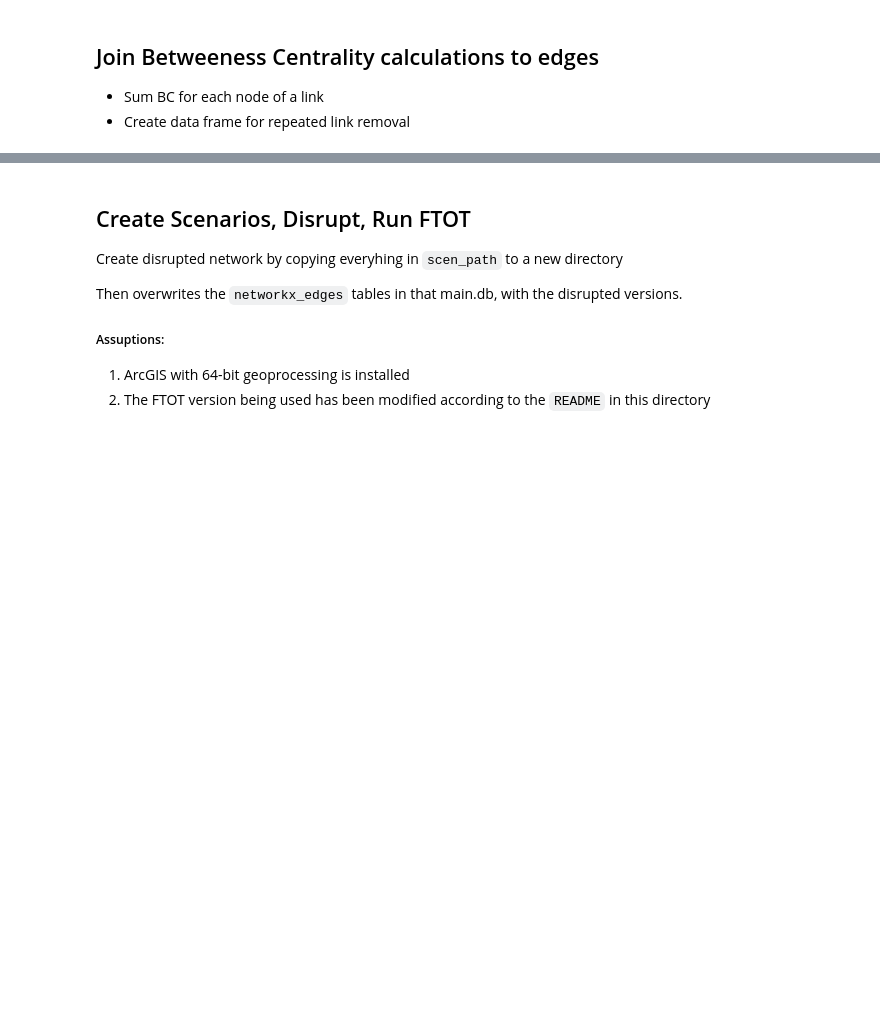
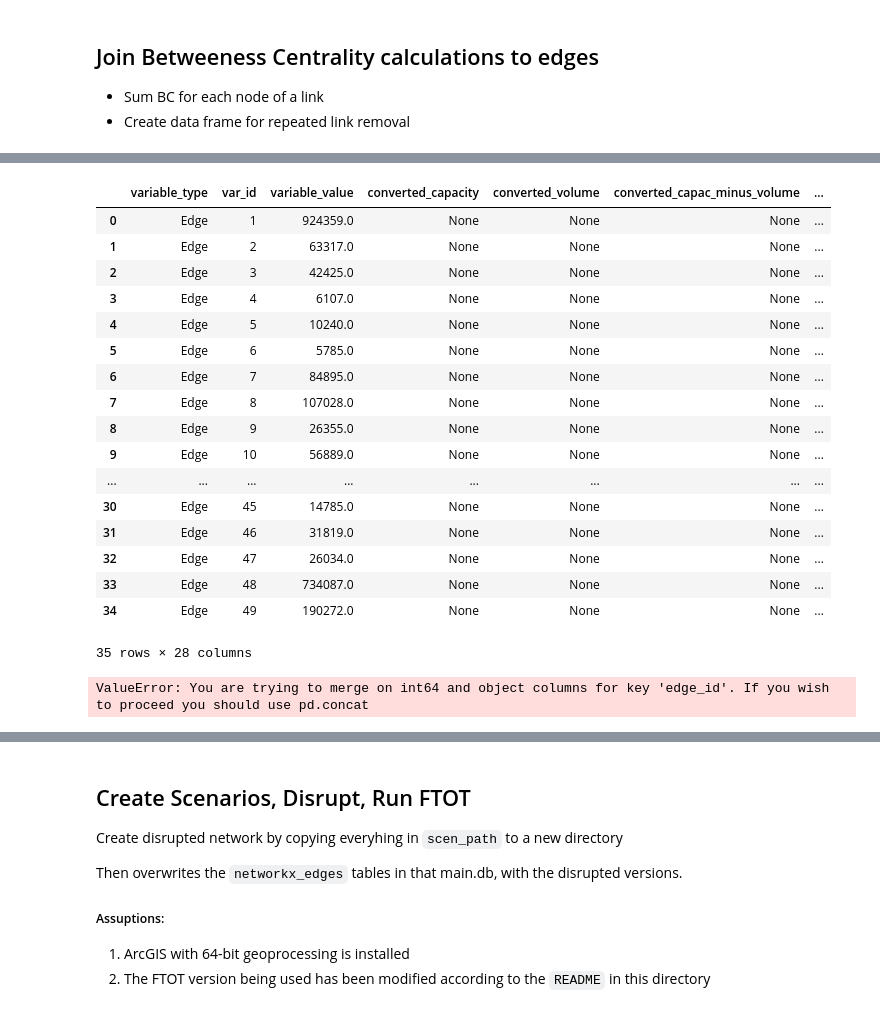
Before and after one commit to VolpeUSDOT/FTOT-Resilience-Link_Removal, a Jupyter notebook: link_removal/Conduct_Link_Removal.ipynb, the cells around one changed output, grey strips where cells are left out. Drawn from its saved outputs; the diff is of its cells as text; code cells hidden in the pictures; blank space fills up the shorter version.

```diff
--- a/link_removal/Conduct_Link_Removal.ipynb
+++ b/link_removal/Conduct_Link_Removal.ipynb
@@ -98,3 +98,24 @@ C:\FTOT\scenarios\reference_scenarios\rs1_multi_commodity_supply_chain
+# %%
+optimal_vars
+# %% [output]
+|  | variable_type | var_id | variable_value | converted_capacity | converted_volume | converted_capac_minus_volume | ... |
+| 0 | Edge | 1 | 924359.0 | None | None | None | ... |
+| 1 | Edge | 2 | 63317.0 | None | None | None | ... |
+| 2 | Edge | 3 | 42425.0 | None | None | None | ... |
+| 3 | Edge | 4 | 6107.0 | None | None | None | ... |
+| 4 | Edge | 5 | 10240.0 | None | None | None | ... |
+| 5 | Edge | 6 | 5785.0 | None | None | None | ... |
+| 6 | Edge | 7 | 84895.0 | None | None | None | ... |
+| 7 | Edge | 8 | 107028.0 | None | None | None | ... |
+| 8 | Edge | 9 | 26355.0 | None | None | None | ... |
+| 9 | Edge | 10 | 56889.0 | None | None | None | ... |
+| ... | ... | ... | ... | ... | ... | ... | ... |
+| 30 | Edge | 45 | 14785.0 | None | None | None | ... |
+| 31 | Edge | 46 | 31819.0 | None | None | None | ... |
+| 32 | Edge | 47 | 26034.0 | None | None | None | ... |
+| 33 | Edge | 48 | 734087.0 | None | None | None | ... |
+| 34 | Edge | 49 | 190272.0 | None | None | None | ... |
+35 rows × 28 columns
 # %%
 road_orig_label = gpd.read_file(os.path.join(shp_path, 'road.shp'))
 # convert from geodataframe to Graph for networkX
@@ -132,7 +153,7 @@ merge_from = pd.merge(nx_edges, bc_node_df[['BC','node_id']],
                       how = 'left')
 merge_from = merge_from.rename(columns = {'BC': 'from_node_BC'})
 
-merge_to = pd.merge(merge_from, bc_node_df[['BC','node_id',]],
+merge_to = pd.merge(merge_from, bc_node_df[['BC','node_id']],
                     left_on = 'to_node_id',
                     right_on = 'node_id',
                     how = 'left')
@@ -159,3 +180,5 @@ merge_opt = pd.merge(merge_to, optimal_vars[use_opt_vars],
                     left_on = 'edge_id',
                     right_on = 'nx_edge_id',
                     how = 'left')
+# %% [output]
+ValueError: You are trying to merge on int64 and object columns for key 'edge_id'. If you wish to proceed you should use pd.concat
```
Also changed, not shown: parts of 11 cells of this notebook.
